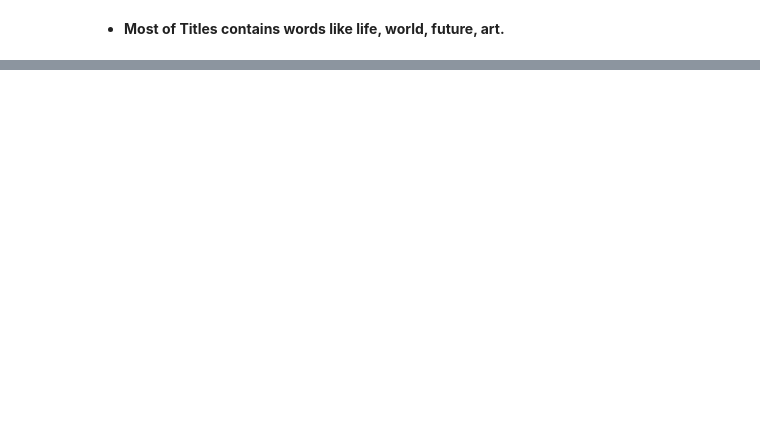
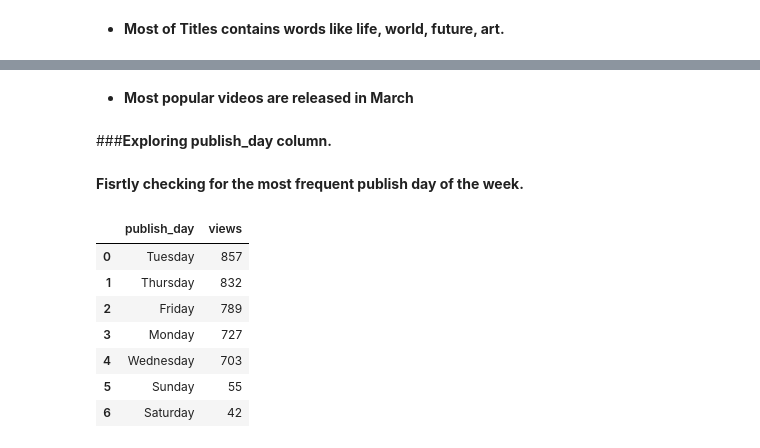
Before and after one commit to vickypandey07/Ted-Talk-Views-Prediction, a Jupyter notebook: Ted_Talk_Views_Prediction_Vikram_Pandey_Capstone_Project_2.ipynb, the cells around one changed output, grey strips where cells are left out. Drawn from its saved outputs; the diff is of its cells as text; code cells hidden in the pictures; blank space fills up the shorter version.

```diff
--- a/Ted_Talk_Views_Prediction_Vikram_Pandey_Capstone_Project_2.ipynb
+++ b/Ted_Talk_Views_Prediction_Vikram_Pandey_Capstone_Project_2.ipynb
@@ -248,0 +251,5 @@ There are 157160 words in the combination of all titles.
+# %%
+# Importing datetime library
+
+import datetime
+df['published_date'] = df['published_date'].apply(lambda x: datetime.datetime.strptime(x,"%Y-%m-%d"))
@@ -248,0 +326,21 @@ There are 157160 words in the combination of all titles.
+# %% [markdown]
+* **Most popular videos are released in March**
+# %% [markdown]
+###**Exploring publish_day column.**
+# %% [markdown]
+**Fisrtly checking for the most frequent publish day of the week.**
+# %%
+# Checking the day of the month having maximum publish date
+day_freq=df[['publish_day','views']].groupby('publish_day').agg({'views' : 'count'})
+day_freq=day_freq.sort_values('views',ascending=False)
+day_freq.reset_index(inplace=True)
+day_freq
+# %% [output]
+|  | publish_day | views |
+| 0 | Tuesday | 857 |
+| 1 | Thursday | 832 |
+| 2 | Friday | 789 |
+| 3 | Monday | 727 |
+| 4 | Wednesday | 703 |
+| 5 | Sunday | 55 |
+| 6 | Saturday | 42 |
```
Also changed, not shown: parts of 16 cells of this notebook.
